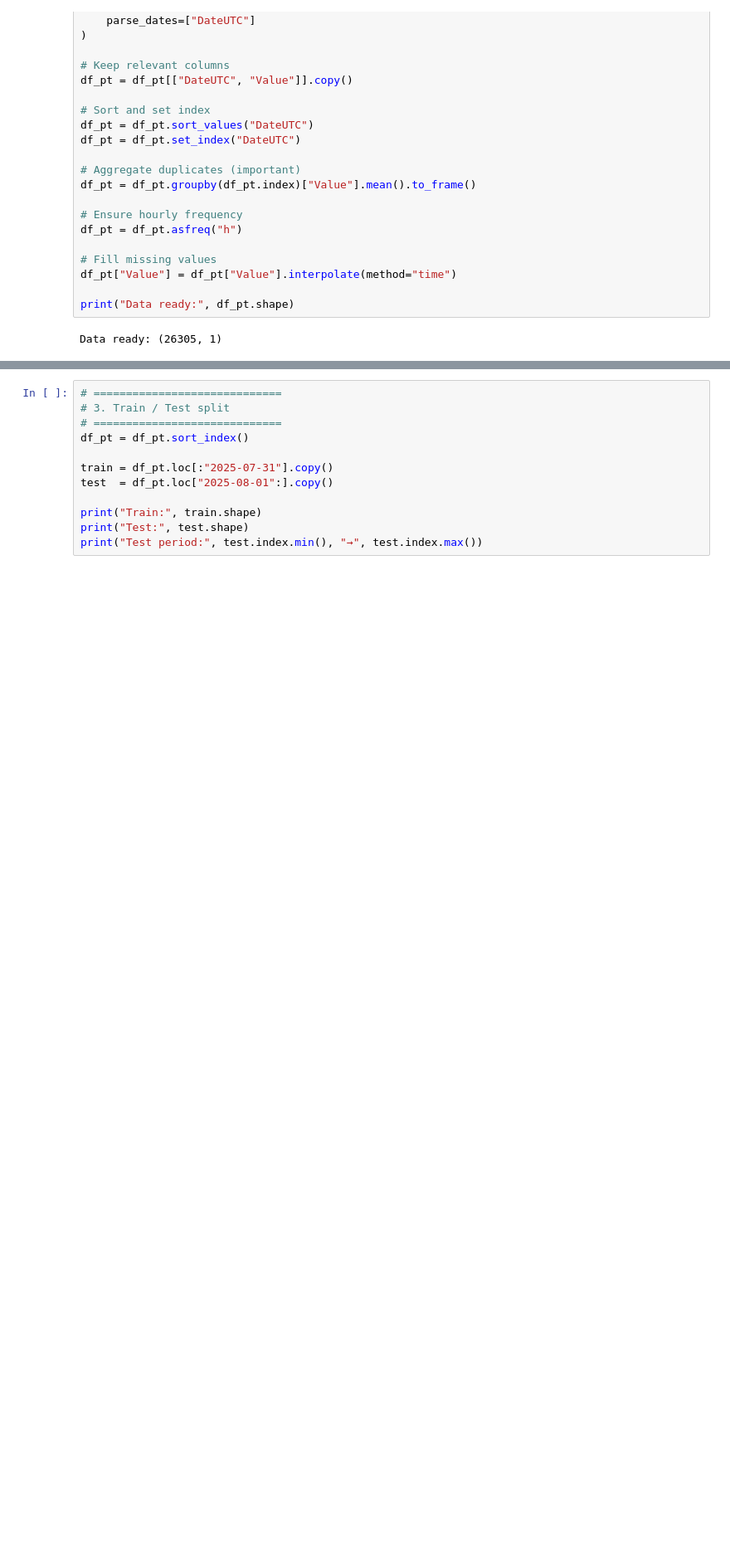
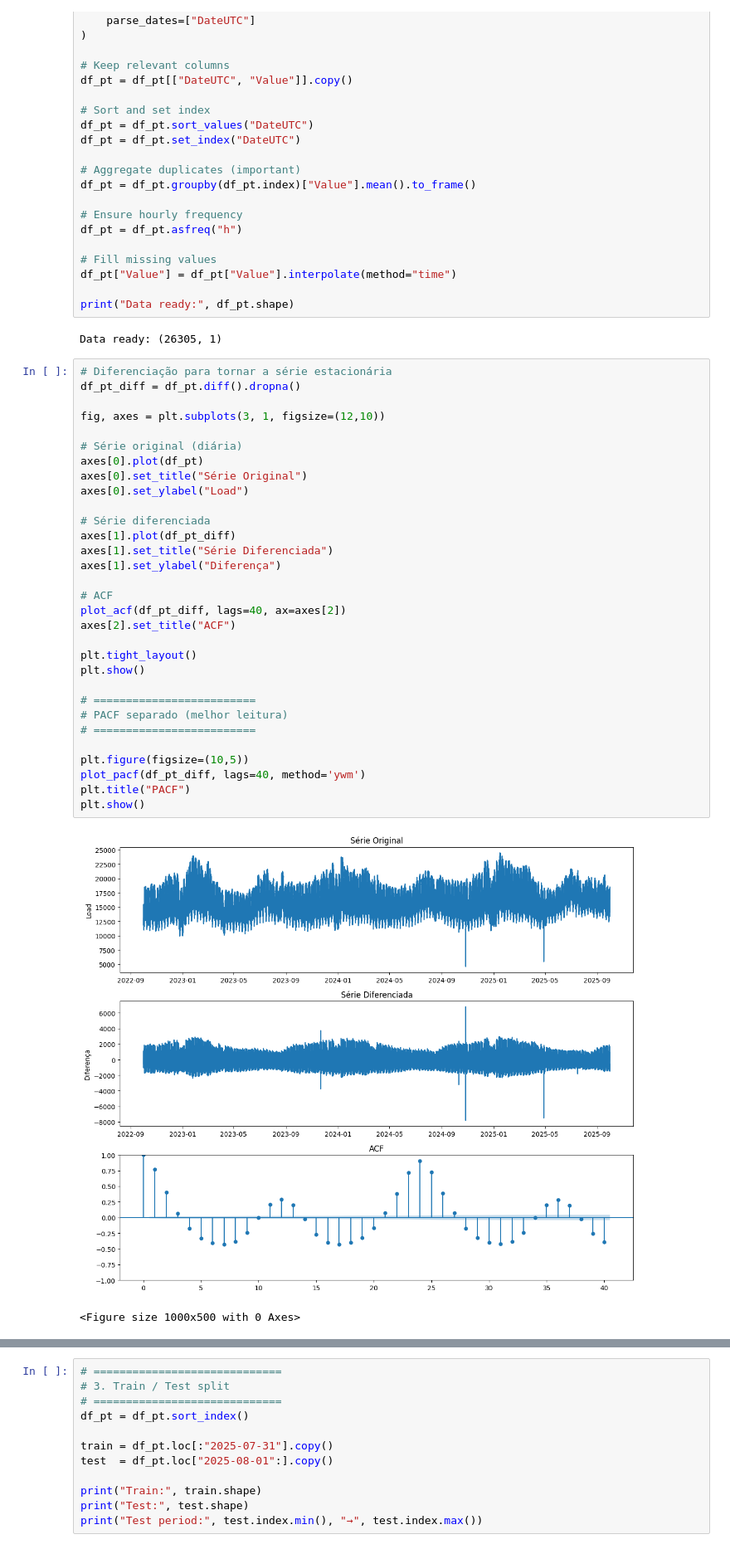
Before and after one commit to TheMeloLab/tsf-5ed-grupo-1, a Jupyter notebook: notebooks/06 - arima.ipynb, the cells around one changed output, grey strips where cells are left out. Shown at 83% size. Drawn from its saved outputs; the diff is of its cells as text; blank space fills up the shorter version.

Commit message:
Adicionado Diferenciacao ACF e PACF

```diff
--- a/notebooks/06 - arima.ipynb
+++ b/notebooks/06 - arima.ipynb
@@ -38,3 +38,37 @@ df_pt["Value"] = df_pt["Value"].interpolate(method="time")
 print("Data ready:", df_pt.shape)
 # %% [output]
 Data ready: (26305, 1)
+# %%
+# Diferenciação para tornar a série estacionária
+df_pt_diff = df_pt.diff().dropna()
+
+fig, axes = plt.subplots(3, 1, figsize=(12,10))
+
+# Série original (diária)
+axes[0].plot(df_pt)
+axes[0].set_title("Série Original")
+axes[0].set_ylabel("Load")
+
+# Série diferenciada
+axes[1].plot(df_pt_diff)
+axes[1].set_title("Série Diferenciada")
+axes[1].set_ylabel("Diferença")
+
+# ACF
+plot_acf(df_pt_diff, lags=40, ax=axes[2])
+axes[2].set_title("ACF")
+
+plt.tight_layout()
+plt.show()
+
+# =========================
+# PACF separado (melhor leitura)
+# =========================
+
+plt.figure(figsize=(10,5))
+plot_pacf(df_pt_diff, lags=40, method='ywm')
+plt.title("PACF")
+plt.show()
+# %% [output]
+[figure, added]
+<Figure size 1000x500 with 0 Axes>
```
Also changed, not shown: parts of 2 cells of this notebook.
